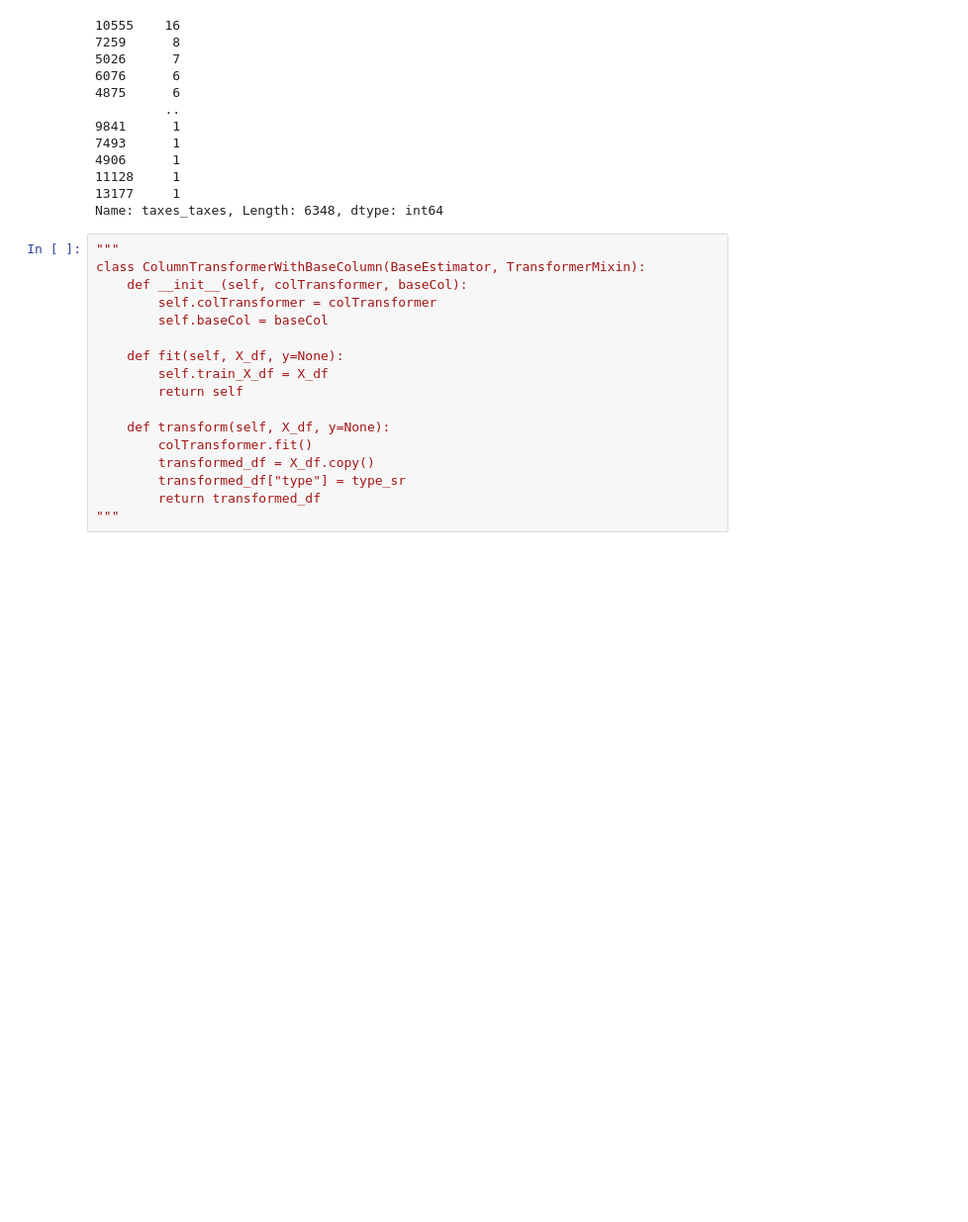
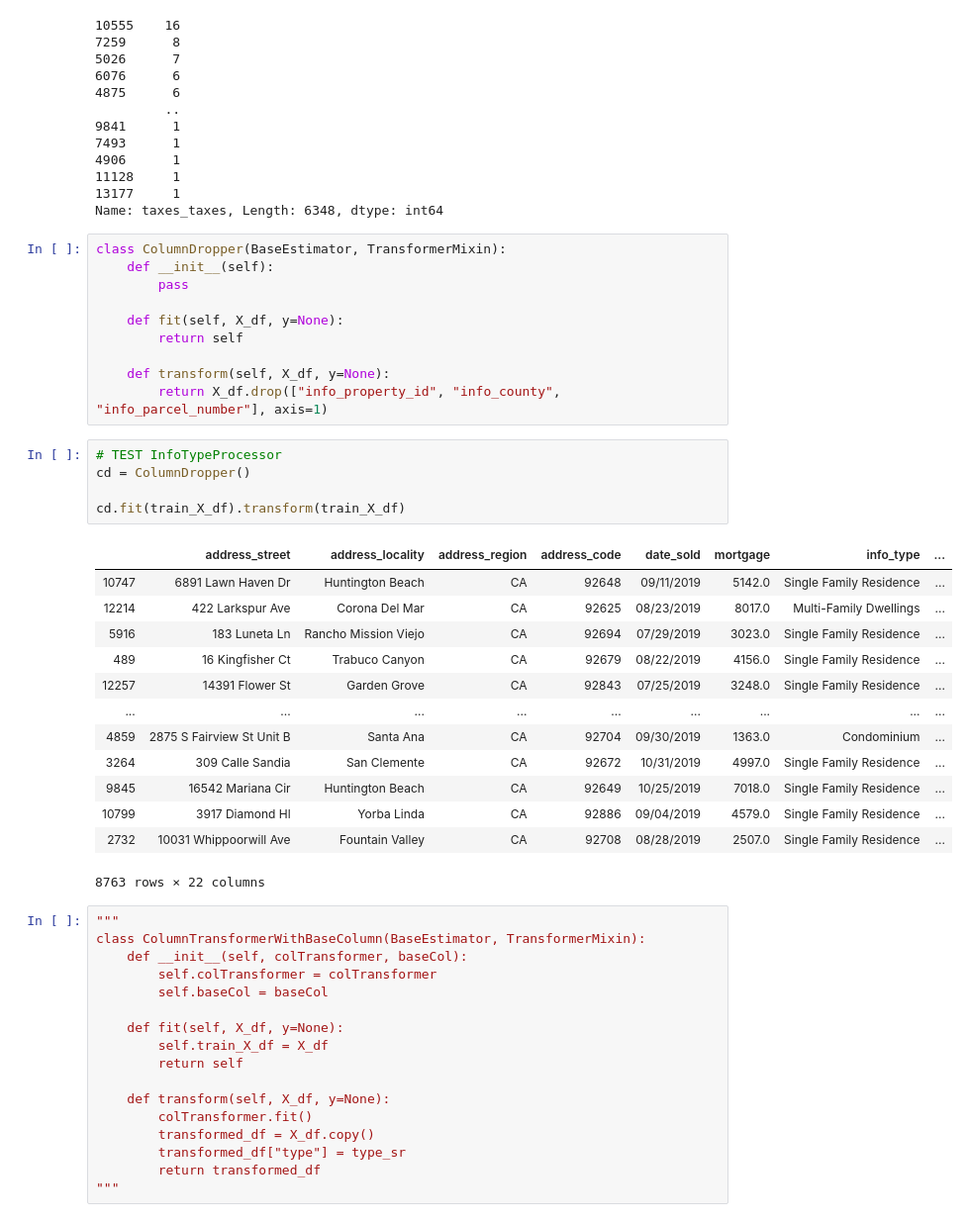
Before and after one commit to dpnam/DS-Final-Project, a Jupyter notebook: real-estate-California/HousePrice_California.ipynb, the cells around one changed output. Shown at 99% size. Saved outputs shown, nothing was run; the diff lists cells and outputs as text; blank space fills up the shorter version.

Commit message:
add column dropper

```diff
--- a/real-estate-California/HousePrice_California.ipynb
+++ b/real-estate-California/HousePrice_California.ipynb
@@ -1466,6 +1467,35 @@ tp.fit(train_X_df).transform(train_X_df).taxes_taxes.value_counts()
 11128     1
 13177     1
 Name: taxes_taxes, Length: 6348, dtype: int64
+# %%
+class ColumnDropper(BaseEstimator, TransformerMixin):
+    def __init__(self):
+        pass
+
+    def fit(self, X_df, y=None):
+        return self
+
+    def transform(self, X_df, y=None):
+        return X_df.drop(["info_property_id", "info_county", "info_parcel_number"], axis=1)
+# %%
+# TEST InfoTypeProcessor
+cd = ColumnDropper()
+
+cd.fit(train_X_df).transform(train_X_df)
+# %% [output]
+|  | address_street | address_locality | address_region | address_code | date_sold | mortgage | info_type | ... |
+| 10747 | 6891 Lawn Haven Dr | Huntington Beach | CA | 92648 | 09/11/2019 | 5142.0 | Single Family Residence | ... |
+| 12214 | 422 Larkspur Ave | Corona Del Mar | CA | 92625 | 08/23/2019 | 8017.0 | Multi-Family Dwellings | ... |
+| 5916 | 183 Luneta Ln | Rancho Mission Viejo | CA | 92694 | 07/29/2019 | 3023.0 | Single Family Residence | ... |
+| 489 | 16 Kingfisher Ct | Trabuco Canyon | CA | 92679 | 08/22/2019 | 4156.0 | Single Family Residence | ... |
+| 12257 | 14391 Flower St | Garden Grove | CA | 92843 | 07/25/2019 | 3248.0 | Single Family Residence | ... |
+| ... | ... | ... | ... | ... | ... | ... | ... | ... |
+| 4859 | 2875 S Fairview St Unit B | Santa Ana | CA | 92704 | 09/30/2019 | 1363.0 | Condominium | ... |
+| 3264 | 309 Calle Sandia | San Clemente | CA | 92672 | 10/31/2019 | 4997.0 | Single Family Residence | ... |
+| 9845 | 16542 Mariana Cir | Huntington Beach | CA | 92649 | 10/25/2019 | 7018.0 | Single Family Residence | ... |
+| 10799 | 3917 Diamond Hl | Yorba Linda | CA | 92886 | 09/04/2019 | 4579.0 | Single Family Residence | ... |
+| 2732 | 10031 Whippoorwill Ave | Fountain Valley | CA | 92708 | 08/28/2019 | 2507.0 | Single Family Residence | ... |
+8763 rows × 22 columns
 # %%
 """
 class ColumnTransformerWithBaseColumn(BaseEstimator, TransformerMixin):
```
Also changed, not shown: parts of 2 cells of this notebook.
